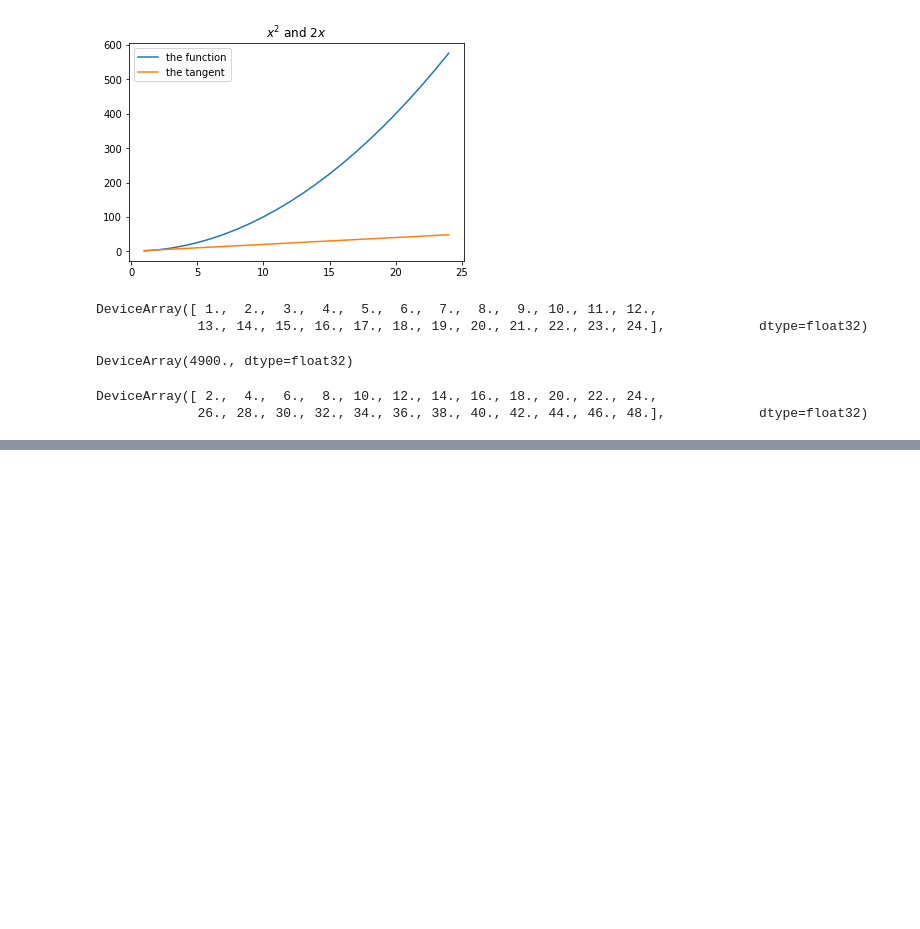
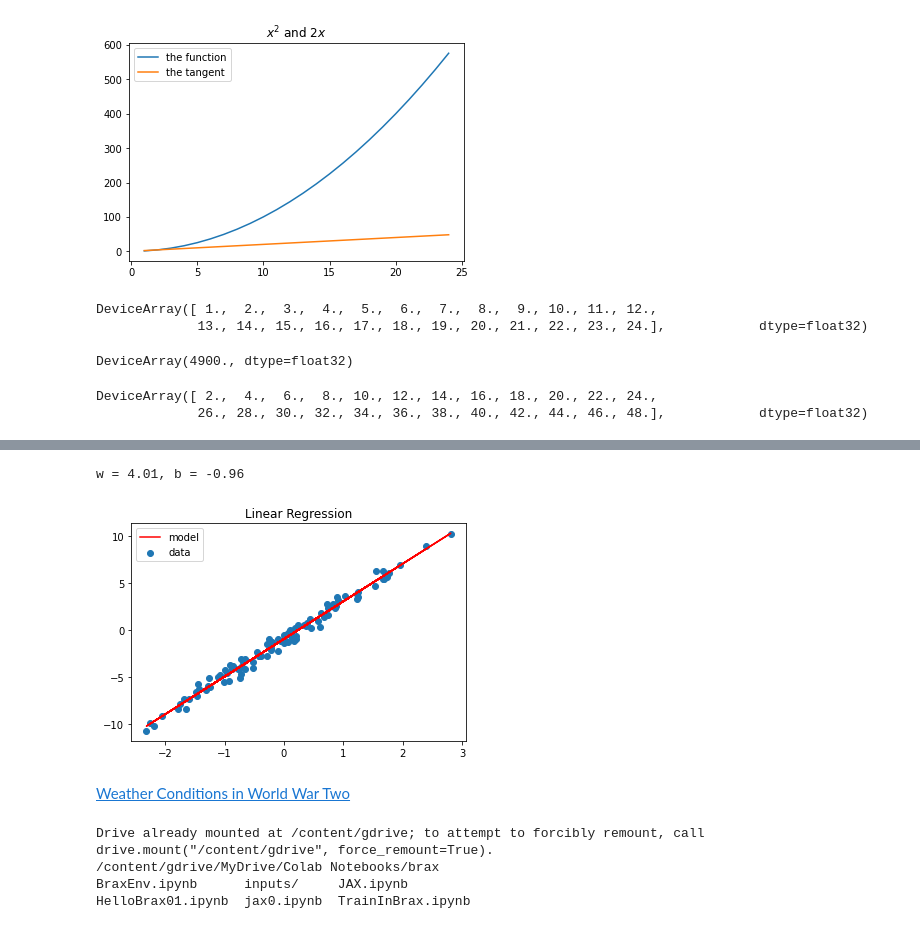
Before and after one commit to teruyuki-yamasaki/HelloBrax, a Jupyter notebook: jax0.ipynb, the cells around one changed output, grey strips where cells are left out. Cells and saved outputs as stored; diff of their text form; code cells hidden in the pictures; blank space fills up the shorter version.

Commit message:
Colaboratory を使用して作成しました

```diff
--- a/jax0.ipynb
+++ b/jax0.ipynb
@@ -148,0 +159,41 @@ DeviceArray([ 2.,  4.,  6.,  8., 10., 12., 14., 16., 18., 20., 22., 24.,
+# %%
+def model(theta: jaxlib.xla_extension.DeviceArray, x: np.ndarray) -> jaxlib.xla_extension.DeviceArray:
+    w, b = theta
+    return w * x + b
+
+def loss_fn(theta: jaxlib.xla_extension.DeviceArray,
+            x: np.ndarray, y: np.ndarray) -> jaxlib.xla_extension.DeviceArray:
+    pred = model(theta, x)
+    return jnp.mean((pred - y)**2)
+
+def update(theta: jaxlib.xla_extension.DeviceArray,
+           x: np.ndarray, y: np.ndarray, lr: float=0.1) -> jaxlib.xla_extension.DeviceArray:
+           return theta - lr * jax.grad(loss_fn)(theta, x, y)
+# %%
+theta = jnp.array([1.,1])
+
+for _ in range(1000):
+    theta = update(theta, xs, ys)
+
+w, b = theta
+print(f'w = {w:<.2f}, b = {b:<.2f}')
+plt.scatter(xs, ys, label='data')
+plt.plot(xs, model(theta, xs), 'r', label='model')
+plt.legend()
+plt.title('Linear Regression')
+plt.show()
+# %% [output]
+w = 4.01, b = -0.96
+[figure, added]
+# %% [markdown]
+[Weather Conditions in World War Two](https://www.kaggle.com/datasets/smid80/weatherww2)
+# %%
+from google.colab import drive
+drive.mount('/content/gdrive')
+%cd /content/gdrive/MyDrive/Colab Notebooks/brax/
+%ls
+# %% [output]
+Drive already mounted at /content/gdrive; to attempt to forcibly remount, call drive.mount("/content/gdrive", force_remount=True).
+/content/gdrive/MyDrive/Colab Notebooks/brax
+BraxEnv.ipynb      inputs/     JAX.ipynb
+HelloBrax01.ipynb  jax0.ipynb  TrainInBrax.ipynb
```
Also changed, not shown: parts of 39 cells of this notebook.
